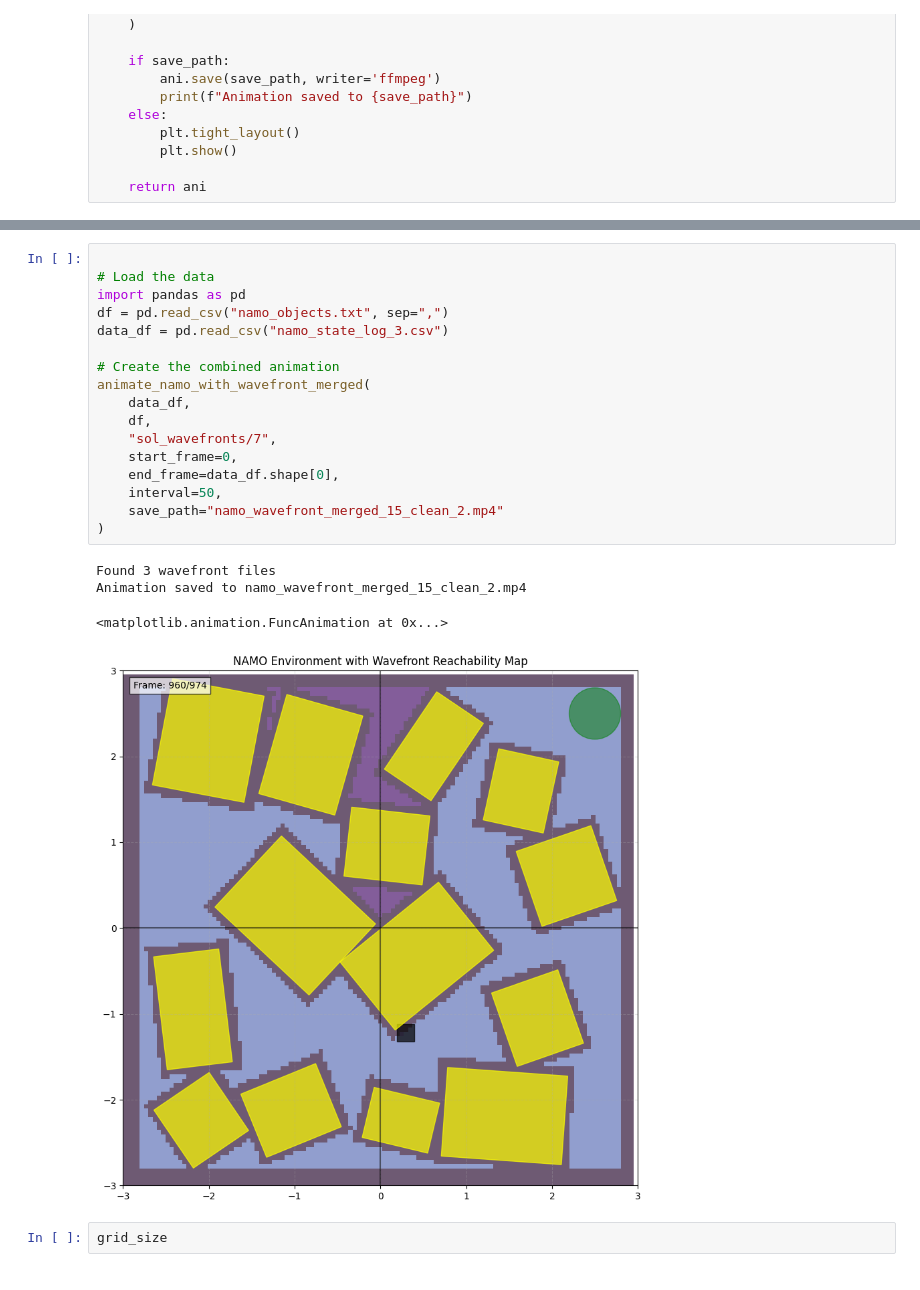
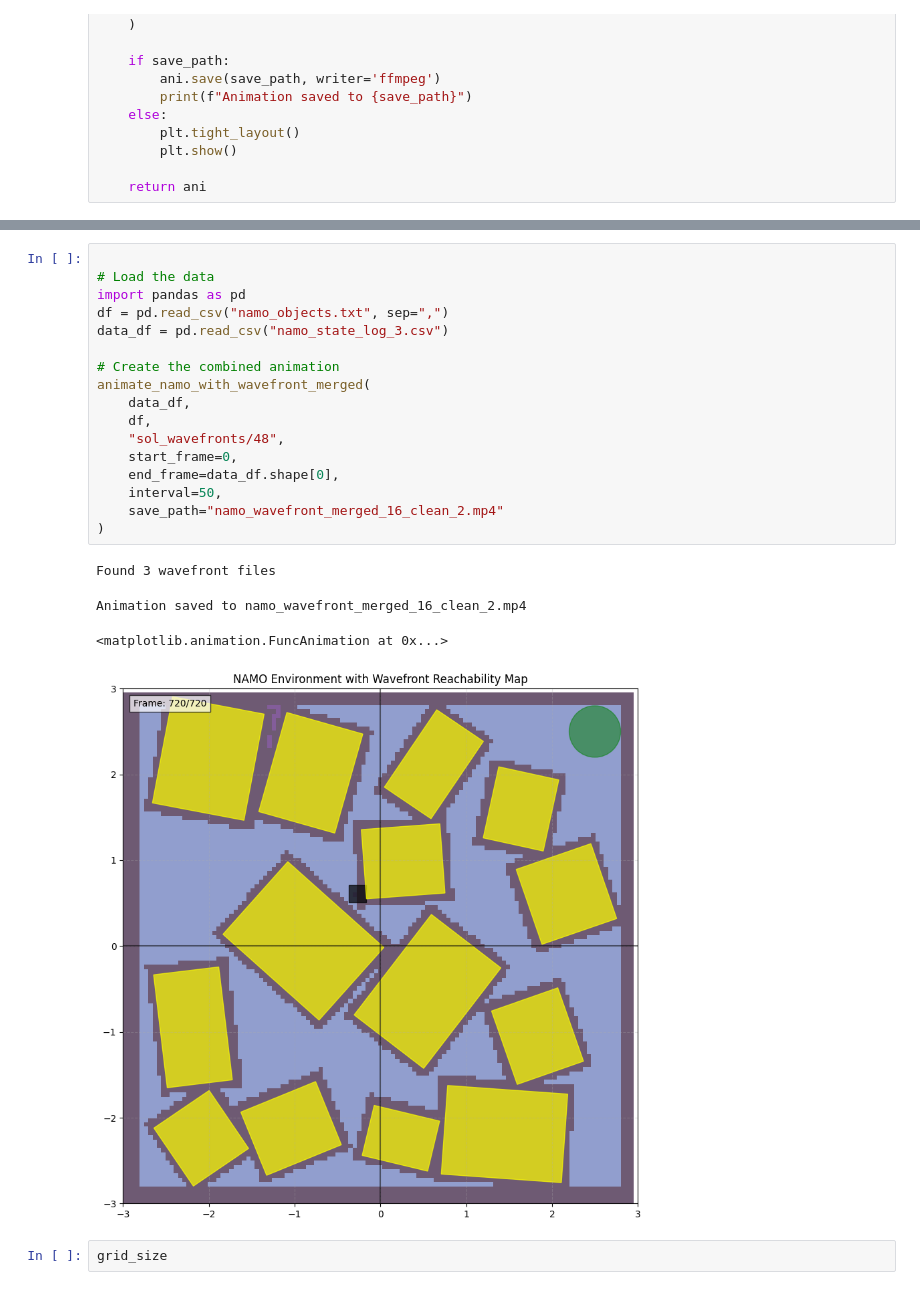
Before and after one commit to PRX-Kinodynamic/ML4KP-devel, a Jupyter notebook: vis.ipynb, the cells around one changed output, grey strips where cells are left out. Saved outputs shown, nothing was run; the diff lists cells and outputs as text.

```diff
--- a/vis.ipynb
+++ b/vis.ipynb
@@ -895,25 +895,25 @@ Animation saved to namo_wavefront_merged_15.mp4
 # %%
 
 # Load the data
 import pandas as pd
 df = pd.read_csv("namo_objects.txt", sep=",")
 data_df = pd.read_csv("namo_state_log_3.csv")
 
 # Create the combined animation
 animate_namo_with_wavefront_merged(
     data_df,
     df,
-    "sol_wavefronts/7",
+    "sol_wavefronts/48",
     start_frame=0,
     end_frame=data_df.shape[0],
     interval=50,
-    save_path="namo_wavefront_merged_15_clean_2.mp4"
+    save_path="namo_wavefront_merged_16_clean_2.mp4"
 )
 # %% [output]
 Found 3 wavefront files
-Animation saved to namo_wavefront_merged_15_clean_2.mp4
-<matplotlib.animation.FuncAnimation at 0x...>
+Animation saved to namo_wavefront_merged_16_clean_2.mp4
+<matplotlib.animation.FuncAnimation at 0x...>
-[figure, old version]
+[figure, new version]
 # %%
 grid_size
 # %% [output]
```
Also changed, not shown: parts of 1 cell of this notebook, 2 other files.
